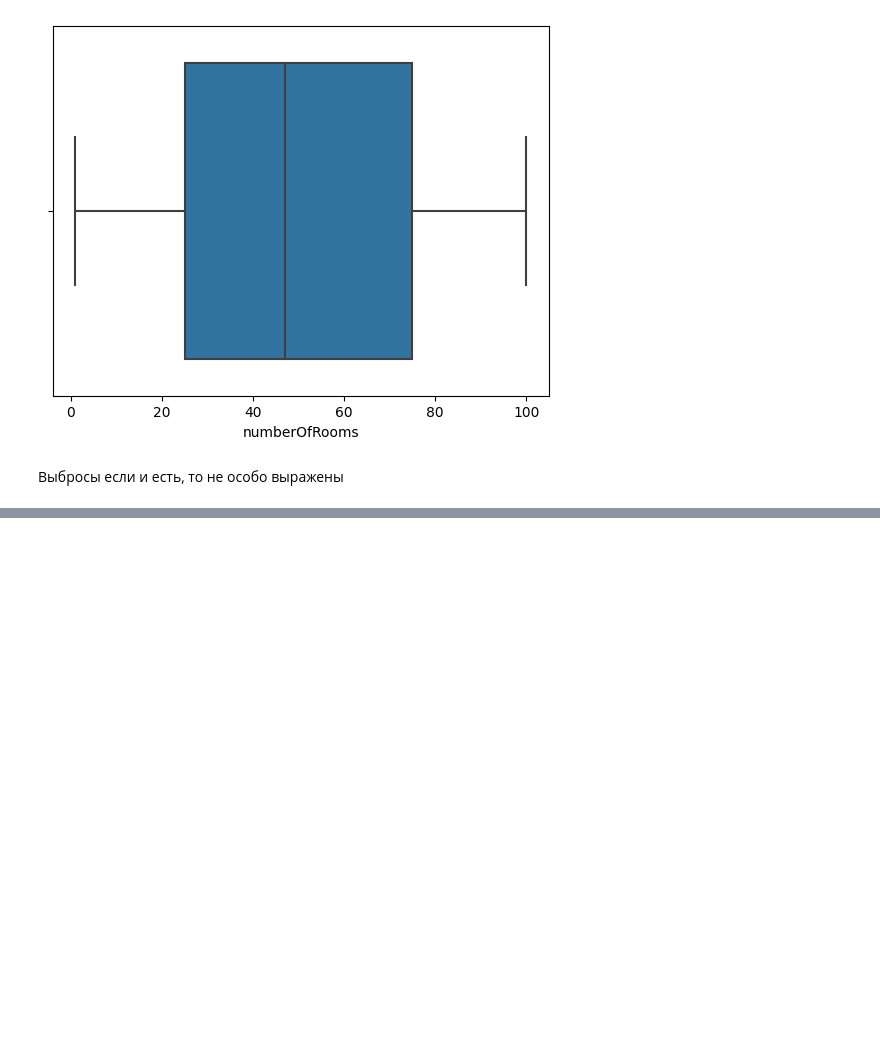
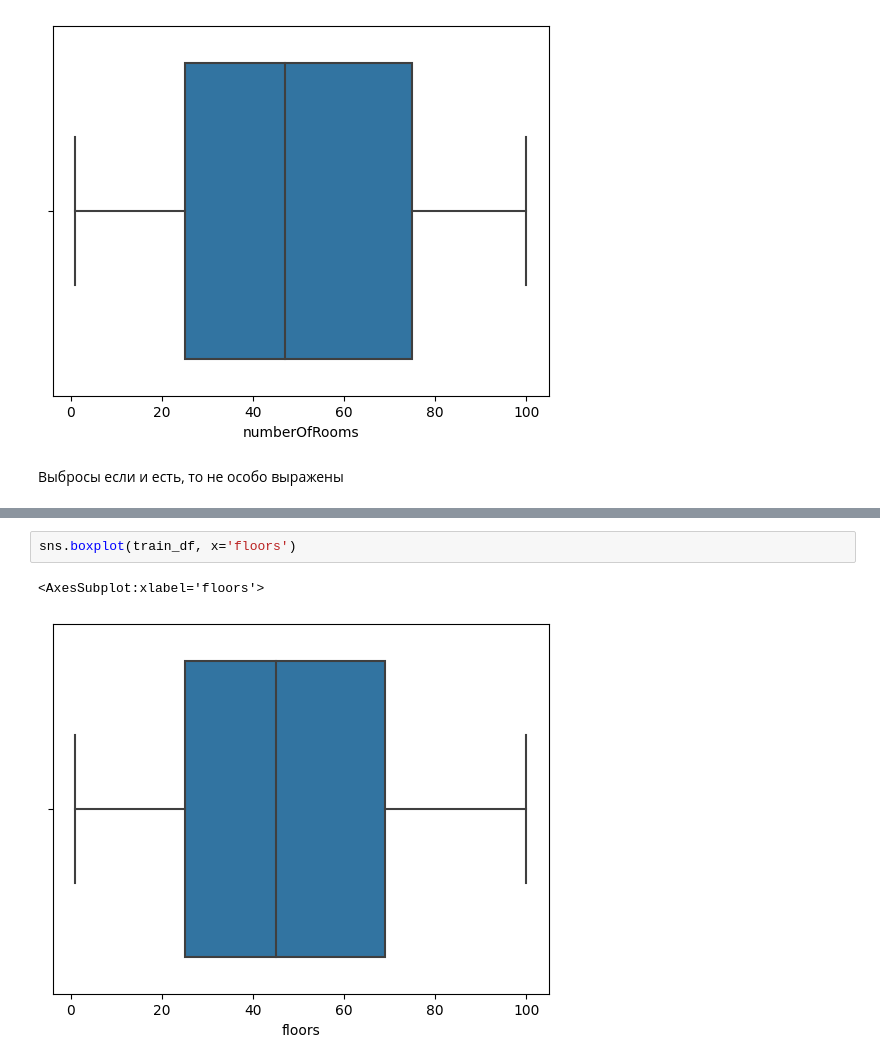
Before and after one commit to BagzzBunny/Regression-with-a-Tabular-Paris-Housing-Price-Dataset, a Jupyter notebook: housing_price_paris.ipynb, the cells around one changed output, grey strips where cells are left out. Saved outputs shown, nothing was run; the diff lists cells and outputs as text; blank space fills up the shorter version.

```diff
--- a/housing_price_paris.ipynb
+++ b/housing_price_paris.ipynb
@@ -162,0 +178,5 @@ sns.boxplot(train_df, x='numberOfRooms')
+# %%
+sns.boxplot(train_df, x='floors')
+# %% [output]
+<AxesSubplot:xlabel='floors'>
+[figure, added]
```
Also changed, not shown: parts of 3 cells of this notebook.
